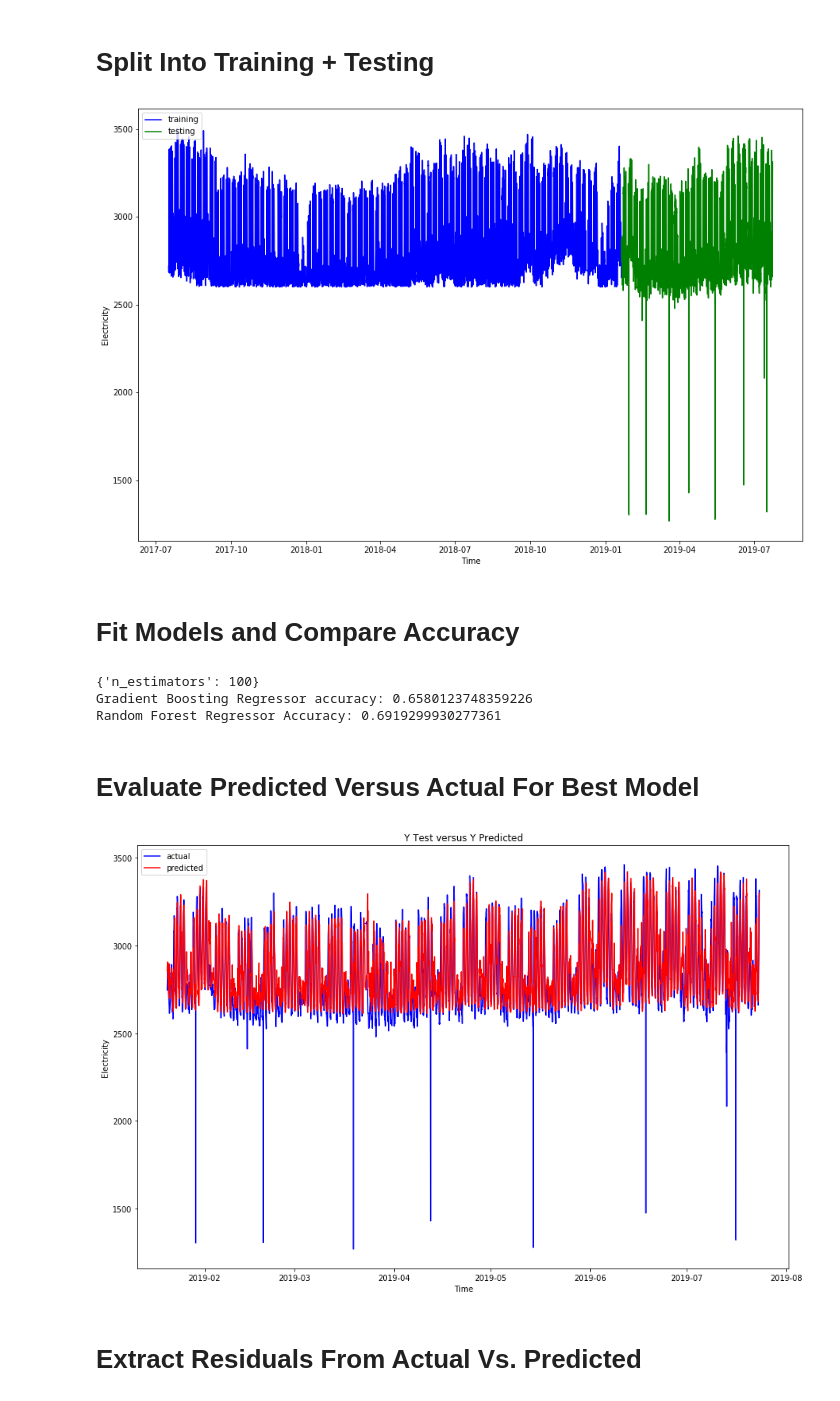
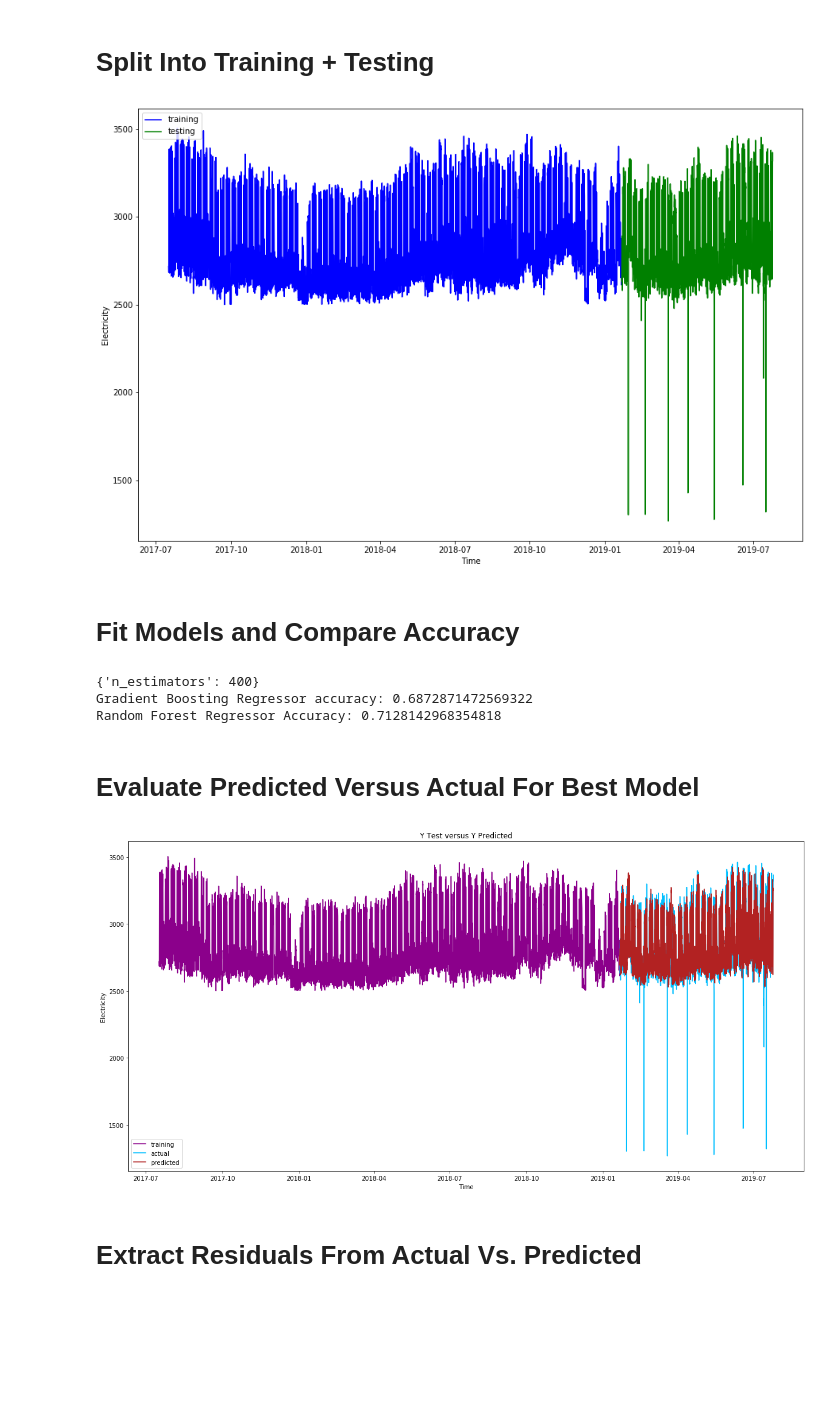
Before and after one commit to eco-data-science-team/cluster-repo, a Jupyter notebook: New Models.ipynb, the cells around one changed output. Drawn from its saved outputs; the diff is of its cells as text; code cells hidden in the pictures; blank space fills up the shorter version.

```diff
--- a/New Models.ipynb
+++ b/New Models.ipynb
@@ -82,7 +82,7 @@ X = df.iloc[:, [1, 2, 3]]
 y = df.iloc[:, [0]]
 X_train, X_test, y_train, y_test = train_test_split(X, y, shuffle=False)
 #plot the electricity data that was put into training - y_train, y_test
-y_train = y_train[y_train.values > 2600]
+y_train = y_train[y_train.values > 2500]
 new_training_indexes = y_train.index.tolist()
 X_train = X_train.ix[new_training_indexes]
 plt.figure(figsize = (15, 10))
@@ -93,7 +93,7 @@ plt.ylabel("Electricity")
 plt.legend(loc = 'upper left')
 plt.show()
 # %% [output]
-[figure, old version]
+[figure, new version]
 # %% [markdown]
 # Fit Models and Compare Accuracy
 # %%
@@ -116,25 +116,27 @@ rf = RandomForestRegressor(**grid_search.best_params_)
 rf.fit(X_train, y_train)
 print("Random Forest Regressor Accuracy:", rf.score(X_test, y_test))
 # %% [output]
-{'n_estimators': 100}
-Gradient Boosting Regressor accuracy: 0.6580123748359226
-Random Forest Regressor Accuracy: 0.6919299930277361
+{'n_estimators': 400}
+Gradient Boosting Regressor accuracy: 0.6872871472569322
+Random Forest Regressor Accuracy: 0.7128142968354818
 # %% [markdown]
 # Evaluate Predicted Versus Actual For Best Model
 # %%
 y_preds = rf.predict(X_test)
 actual_series = y_test
 pred_series = pd.Series(y_preds, index = y_test.index)
-plt.figure(figsize = (15, 10))
-plt.plot(actual_series.index, actual_series.values, color = 'blue', label = 'actual')
-plt.plot(pred_series.index, pred_series.values, color = 'red', label = 'predicted')
+y_train_series = y_train
+plt.figure(figsize = (20, 10))
+plt.plot(y_train_series.index, y_train_series.values, color = 'darkmagenta', label = 'training')
+plt.plot(actual_series.index, actual_series.values, color = 'deepskyblue', label = 'actual')
+plt.plot(pred_series.index, pred_series.values, color = 'firebrick', label = 'predicted')
 plt.xlabel("Time")
 plt.ylabel("Electricity")
 plt.title("Y Test versus Y Predicted")
 plt.legend(loc = 'best')
 plt.show()
 # %% [output]
-[figure, old version]
+[figure, new version]
 # %% [markdown]
 # Extract Residuals From Actual Vs. Predicted
 # %%
```
Also changed, not shown: parts of 5 cells of this notebook.
